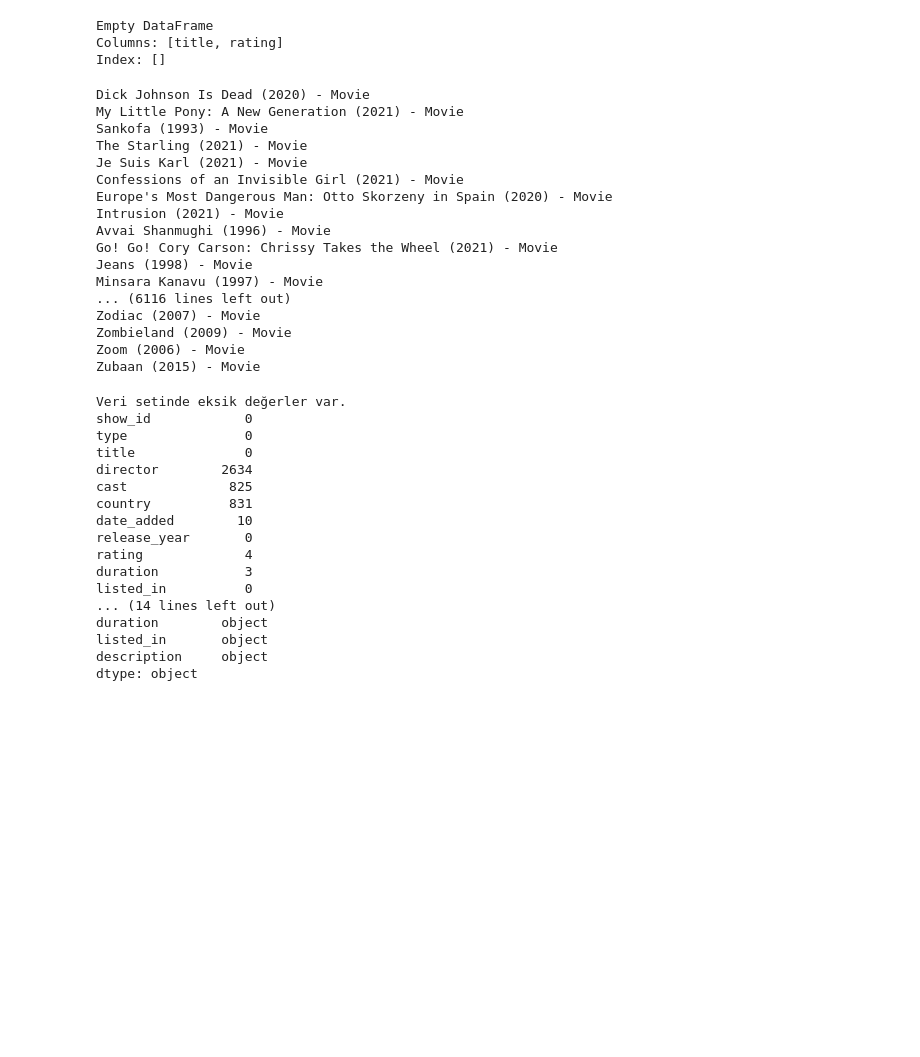
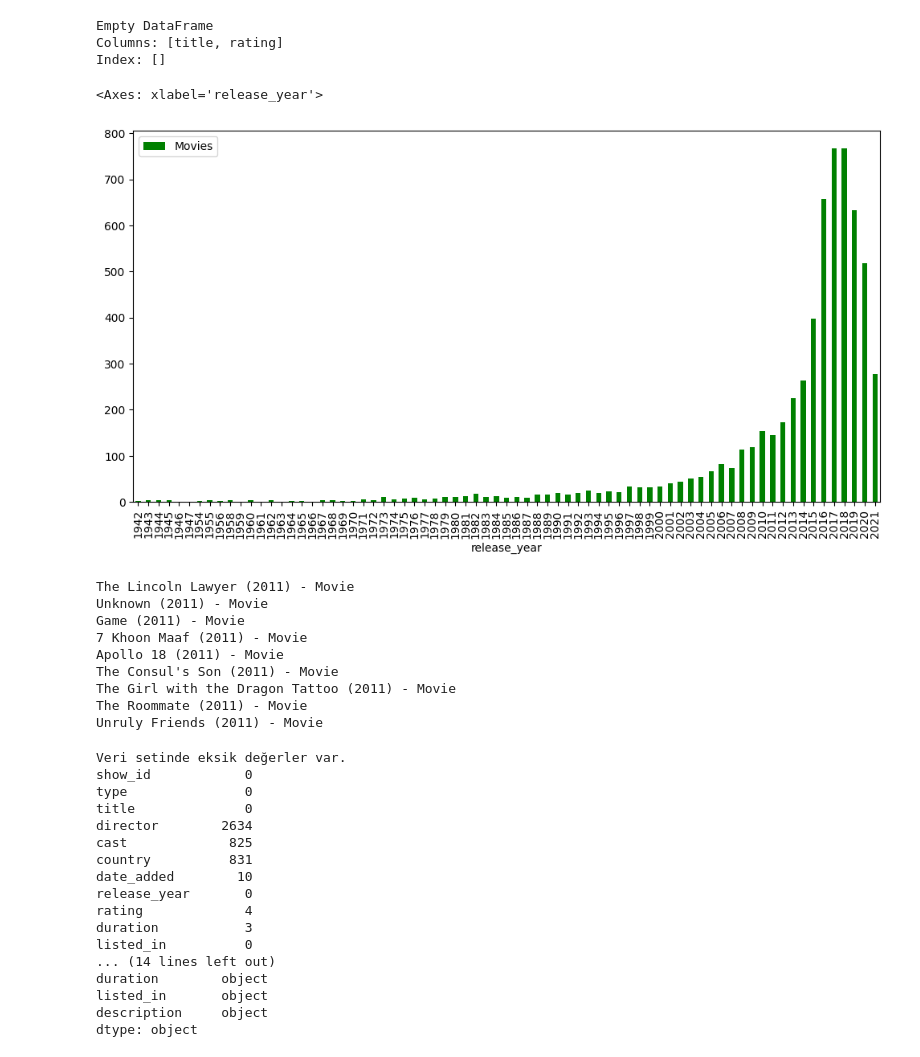
Before and after one commit to bdinlenc/YetGenCoreProje, a Jupyter notebook: proje.ipynb, the cells around one changed output. Saved outputs shown, nothing was run; the diff lists cells and outputs as text; code cells hidden in the pictures; blank space fills up the shorter version.

```diff
--- a/proje.ipynb
+++ b/proje.ipynb
@@ -479,54 +533,84 @@ print(recommendations)
 Empty DataFrame
 Columns: [title, rating]
 Index: []
+# %%
+
+
+#TOPLANTIDA BAKILSIN
+import pandas as pd
+
+# Verileri yükleme
+df = pd.read_csv('netflix_titles.csv')
+
+# Sadece film verilerini içeren veri seti oluşturma
+df_movies = df[df['type'] == 'Movie']
+
+# Yıla göre gruplayıp toplam sayıları hesaplama
+movies_per_year = df_movies.groupby('release_year').size()
+
+# En yüksek puanlı filmi bulma ve adını getirme
+def get_most_common_genres(df):
+    genres = df['listed_in'].str.split(', ')
+    return pd.Series([x for row in genres for x in row]).value_counts()
+
+most_common_genres = get_most_common_genres(df_movies) #burada amaç her turun kaç defa geçtiğini hesaplayıp dizi olarak döndürmek
+most_common_genres = most_common_genres[most_common_genres >= most_common_genres.max()] #en cok tekrar eden turler burada saklanır
+highest_rated_movie = df_movies[df_movies['listed_in'].str.contains('&'.join(most_common_genres.index))]['title'].iloc[0]
+
+# Verileri birleştirme
+result = pd.concat([movies_per_year], axis=1)
+result.columns = ['Movies']
+
+# En yüksek puanlı filmi sonuçlara ekleme
+result['Highest Rated Movie'] = highest_rated_movie
+
+# Grafik oluşturma
+result.plot(kind='bar', figsize=(12,6), color=['green', 'purple'])
+# %% [output]
+<Axes: xlabel='release_year'>
+[figure, added]
 # %%
-
+#Thrillers türündeki  2011 yılında yayınlanan filmlerin yazdırılması amaçlanıyor
+#fonksiyon,hata kontrolü,girdi hariç hepsi var
 
 import pandas as pd
 
-class Film: #film sınıfı tanımlandı
-    def __init__(self, title, director, release_year, type): #parantez içerisindeki özelliklere göre film nesnesi olusturur
+class Film:
+    def __init__(self, title, director, release_year, type, listed_in):
         self.title = title
         self.director = director
         self.release_year = release_year
         self.type = type
+        self.listed_in = listed_in
 
     def __repr__(self):
         return f"{self.title} ({self.release_year}) - {self.type}"
 
-# CSV dosyasını bir DataFrame olarak okuyun
 df = pd.read_csv('netflix_titles.csv')
 
-# DataFrame sütunlarından uygun verileri alarak Film sınıfına ait nesneleri oluşturun
 filmler = []
 for _, row in df.iterrows():
-    film = Film(row['title'], row['director'], row['release_year'], row['type'])
+    film = Film(row['title'], row['director'], row['release_year'], row['type'], row['listed_in'])
     filmler.append(film)
 
-# Filmleri yazdırın
 for film in filmler:
-    if film.type == "Movie":
+    if "Thrillers" in film.listed_in and film.release_year == 2011:
         print(film)
+
 
 #class yapısı bulunur
 #döngü bulunur
+#değişken
+#karar kontrol
 # %% [output]
-Dick Johnson Is Dead (2020) - Movie
-My Little Pony: A New Generation (2021) - Movie
-Sankofa (1993) - Movie
-The Starling (2021) - Movie
-Je Suis Karl (2021) - Movie
-Confessions of an Invisible Girl (2021) - Movie
-Europe's Most Dangerous Man: Otto Skorzeny in Spain (2020) - Movie
-Intrusion (2021) - Movie
-Avvai Shanmughi (1996) - Movie
-Go! Go! Cory Carson: Chrissy Takes the Wheel (2021) - Movie
-Jeans (1998) - Movie
-Minsara Kanavu (1997) - Movie
-... (6116 lines left out)
-Zodiac (2007) - Movie
-Zombieland (2009) - Movie
-Zoom (2006) - Movie
-Zubaan (2015) - Movie
+The Lincoln Lawyer (2011) - Movie
+Unknown (2011) - Movie
+Game (2011) - Movie
+7 Khoon Maaf (2011) - Movie
+Apollo 18 (2011) - Movie
+The Consul's Son (2011) - Movie
+The Girl with the Dragon Tattoo (2011) - Movie
+The Roommate (2011) - Movie
+Unruly Friends (2011) - Movie
 # %%
 # Eğer veri seti dosyası bulunamazsa veya başka bir hata meydana gelirse, uygun bir hata mesajı yazdırır
```
Also changed, not shown: parts of 11 cells of this notebook.
